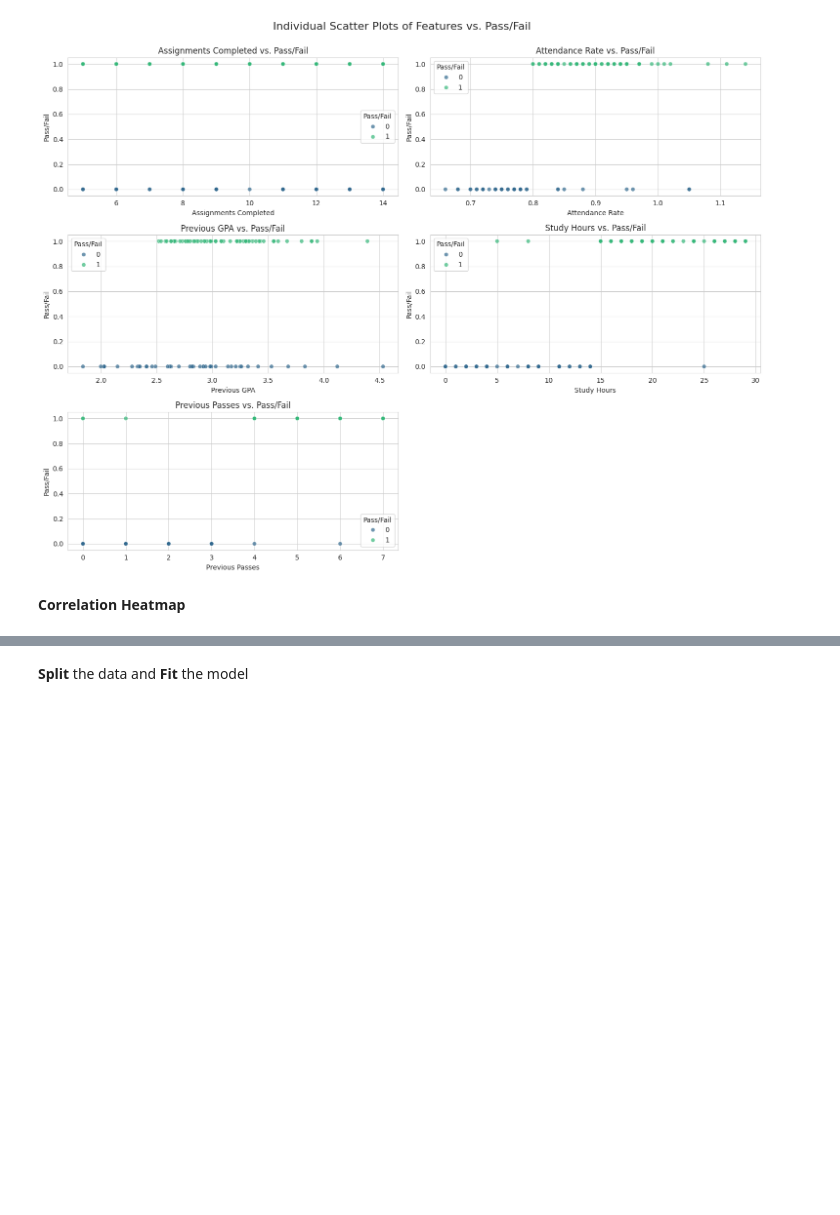
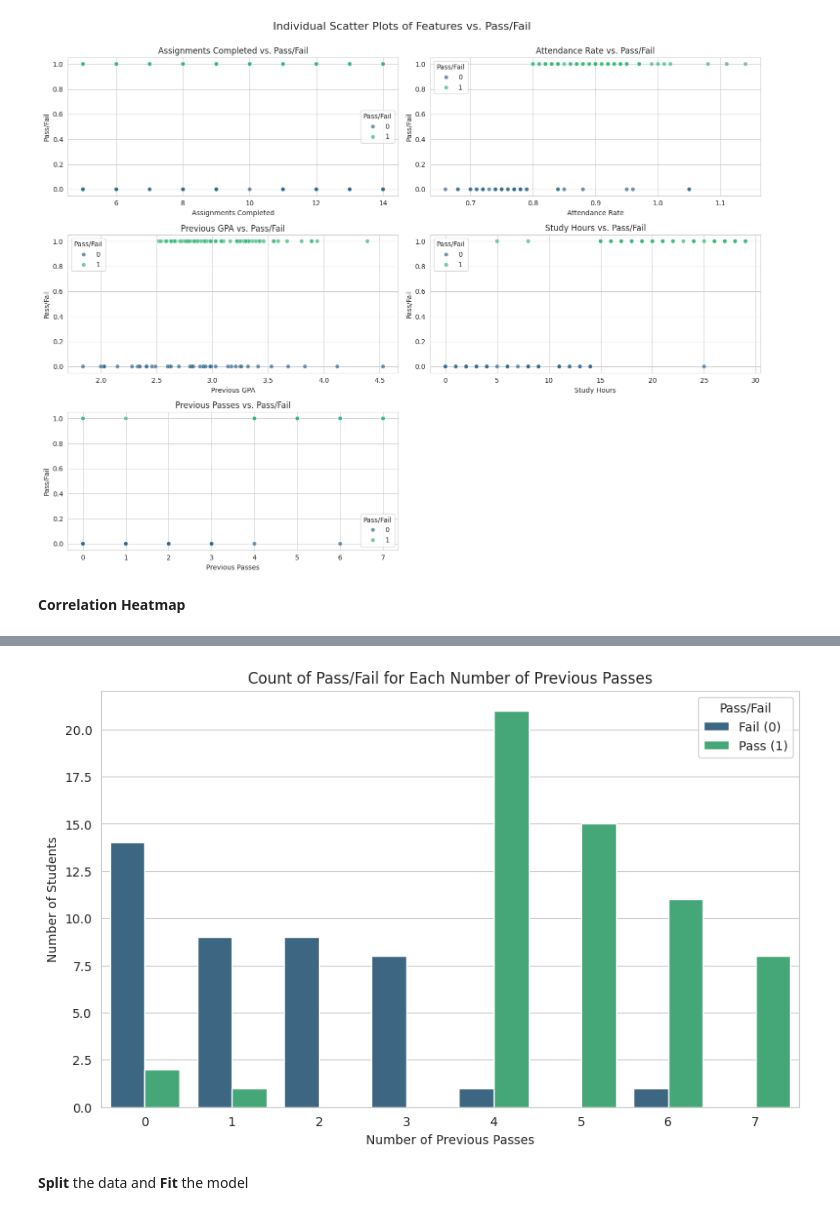
Before and after one commit to amrahmani/Machine-Learning, a Jupyter notebook: Ch3_LogisticRegression_Classification.ipynb, the cells around one changed output, grey strips where cells are left out. Saved outputs shown, nothing was run; the diff lists cells and outputs as text; code cells hidden in the pictures; blank space fills up the shorter version.

```diff
--- a/Ch3_LogisticRegression_Classification.ipynb
+++ b/Ch3_LogisticRegression_Classification.ipynb
@@ -149,3 +155,25 @@ plt.show()
+# %%
+# Set the style for the plots
+sns.set_style("whitegrid")
+
+# Create a count plot
+# x: 'Previous Passes' on the x-axis
+# hue: 'Pass/Fail' will create separate bars for 0 (Fail) and 1 (Pass) at each 'Previous Passes' value
+# data: your DataFrame 'df'
+# palette: colors for 'Pass' and 'Fail' categories
+plt.figure(figsize=(10, 6)) # Adjust figure size as needed
+sns.countplot(data=df, x='Previous Passes', hue='Pass/Fail', palette='viridis')
+
+# Add labels and title for clarity
+plt.title('Count of Pass/Fail for Each Number of Previous Passes')
+plt.xlabel('Number of Previous Passes')
+plt.ylabel('Number of Students')
+plt.legend(title='Pass/Fail', labels=['Fail (0)', 'Pass (1)']) # Customize legend labels for clarity
+
+# Display the plot
+plt.show()
+# %% [output]
+[figure, added]
 # %% [markdown]
 **Split** the data and **Fit** the model
 # %%
```
Also changed, not shown: parts of 5 cells of this notebook.
